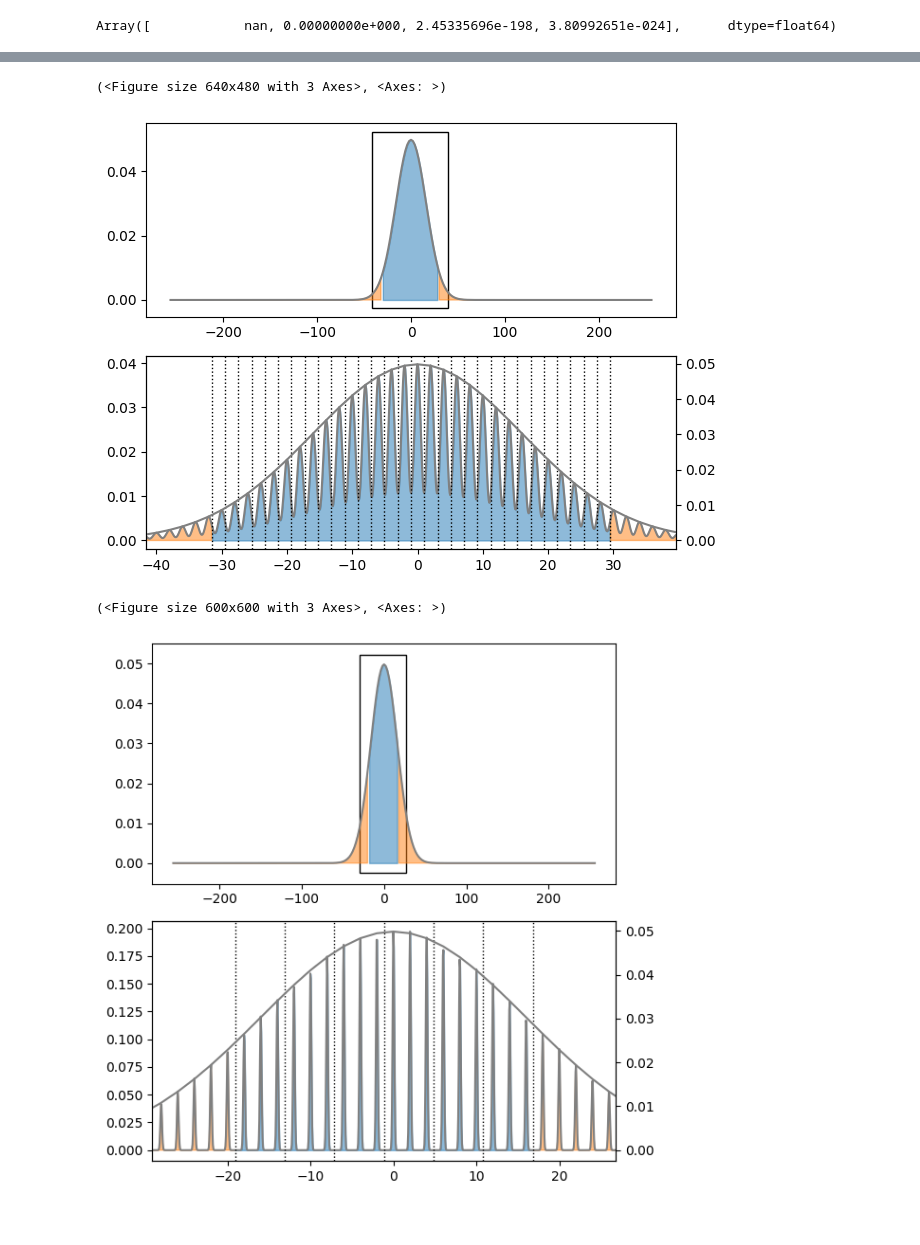
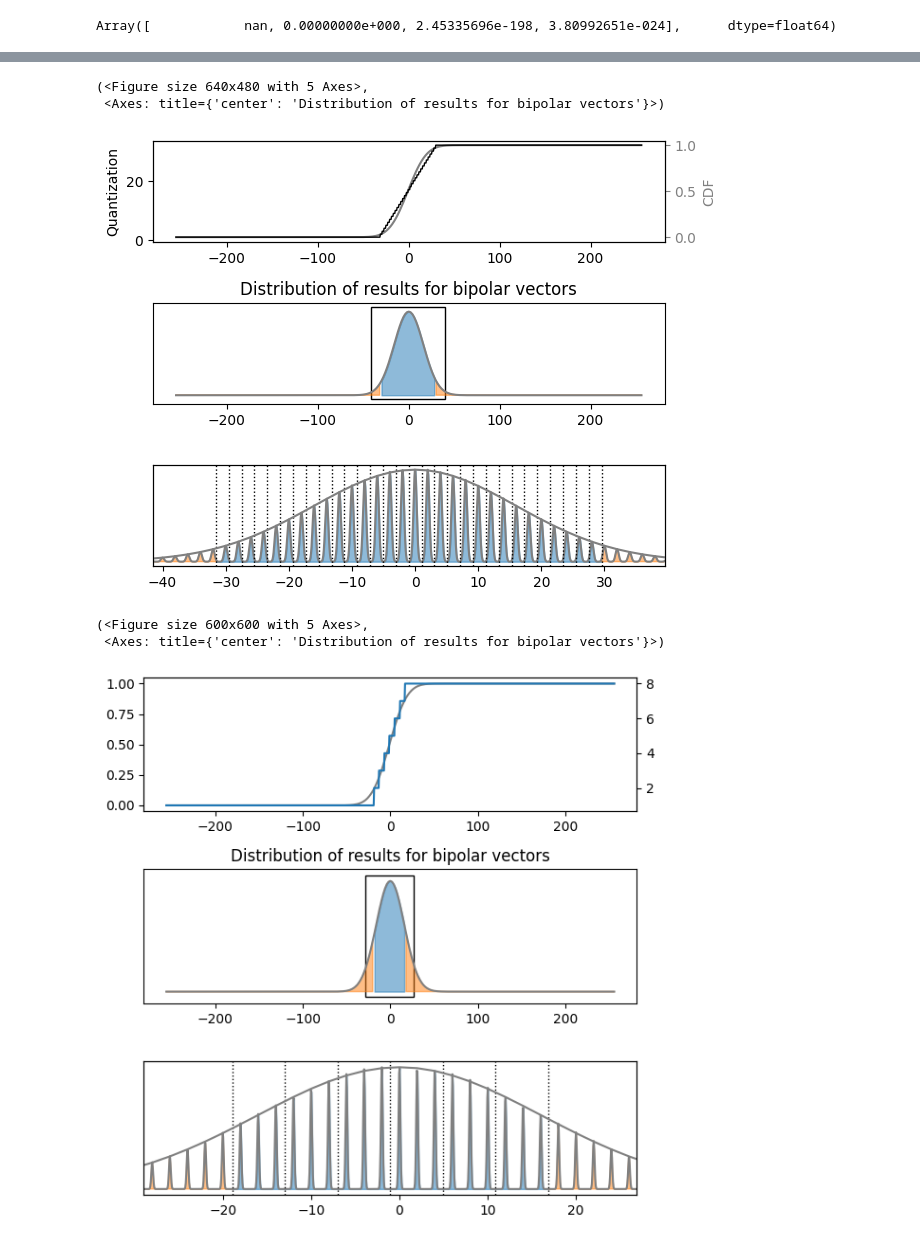
Before and after one commit to Integrated-Systems-Neuroengineering/optquant, a Jupyter notebook: experiments/derivation.ipynb, the cells around one changed output, grey strips where cells are left out. Cells and saved outputs as stored; diff of their text form; code cells hidden in the pictures.

Commit message:
updated plot

```diff
--- a/experiments/derivation.ipynb
+++ b/experiments/derivation.ipynb
@@ -490,10 +509,10 @@ def plot_thresholds(ax, thresholds, noise_std: float, fixed: int, distribution:
 
 def plot_panel(num_bits_idx, fixed_idx, noise_std_idx, ax=None, fig_kwargs=dict(figsize=(6,6)), threshold_kwargs=dict(linestyle=":", linewidth=1, color="black"), inside_color="C0", outside_color="C1"):
     if ax is None:
-        fig, (ax, ax_zoomed) = plt.subplots(2,1, **fig_kwargs)
+        fig, (ax_fun, ax_density, ax_zoomed) = plt.subplots(3,1, **fig_kwargs)
     else:
         fig = ax[0].get_figure()
-        ax, ax_zoomed = ax
+        ax_fun, ax_density, ax_zoomed = ax
 
     # extract the precise parameters to plot
     phase = float(max_phase[dict(num_bits=num_bits_idx, fixed=fixed_idx, noise_std=noise_std_idx)])
@@ -507,6 +526,7 @@ def plot_panel(num_bits_idx, fixed_idx, noise_std_idx, ax=None, fig_kwargs=dict(
     tmin, tmax = float(opt_thresholds[1]), float(opt_thresholds[-2])
     xmin, xmax = tmin-10, tmax+10
 
+
     # compute the "background" probability distribution
     nn = np.arange(vector_length+1)
     if distribution == "bipolar":
@@ -516,13 +536,29 @@ def plot_panel(num_bits_idx, fixed_idx, noise_std_idx, ax=None, fig_kwargs=dict(
 
     ymin, ymax = -p_n.max()*0.05, p_n.max()*1.05
 
-    # create the overview plot
-    ax.add_patch(Rectangle((xmin, ymin), xmax-xmin, ymax-ymin, edgecolor="black", facecolor="none"))
+    # create the function plot
+    xx = np.linspace(nn[0], nn[-1], 1001)
+    ax_fun.plot(nn, jnp.cumsum(p_n), color="gray")
+    ax_fun_twin = ax_fun.twinx()
+    ax_fun_twin.plot(xx, jnp.searchsorted(opt_thresholds, xx), color="black", linewidth=1)
+    ax_fun.yaxis.tick_right()
+    ax_fun_twin.yaxis.tick_left()
+    ax_fun.yaxis.label.set_color("gray")
+    ax_fun.tick_params(axis="y", colors="gray")
+    ax_fun_twin.yaxis.label.set_color("black")
+    ax_fun.yaxis.set_label_position("right")
+    ax_fun_twin.yaxis.set_label_position("left")
+    ax_fun.set_ylabel("CDF")
+    ax_fun_twin.set_ylabel("Quantization")
+
+
+    # create the density plot
+    ax_density.add_patch(Rectangle((xmin, ymin), xmax-xmin, ymax-ymin, edgecolor="black", facecolor="none"))
     # ax.fill_between(nn, ymax, p_n, where=(nn >= xmin) * (nn <= xmax), color=threshold_color)
-    ax.fill_between(nn, p_n, 0, where=(nn >= tmin) * (nn <= tmax), color=inside_color, alpha=0.5)
-    ax.fill_between(nn, p_n, 0, where=np.logical_not((nn >= tmin) * (nn <= tmax)), color=outside_color, alpha=0.5)
+    ax_density.fill_between(nn, p_n, 0, where=(nn >= tmin) * (nn <= tmax), color=inside_color, alpha=0.5)
+    ax_density.fill_between(nn, p_n, 0, where=np.logical_not((nn >= tmin) * (nn <= tmax)), color=outside_color, alpha=0.5)
     # ax.vlines([opt_thresholds[1],opt_thresholds[-2]], 0, ymax, color=threshold_color)
-    ax.plot(nn, p_n, color="gray")
+    ax_density.plot(nn, p_n, color="gray")
 
     # create the zoomed-in plot
     xx = np.linspace(xmin, xmax, 1001)
@@ -534,30 +570,38 @@ def plot_panel(num_bits_idx, fixed_idx, noise_std_idx, ax=None, fig_kwargs=dict(
     ax_zoomed.fill_between(xx, p_x, 0, where=idx_in, color=inside_color, alpha=0.5)
     ax_zoomed.fill_between(xx, p_x, 0, where=np.logical_not(idx_in), color=outside_color, alpha=0.5)
     ax_zoomed.plot(xx, p_x, color="gray")
-    ax_zoomed.twinx().plot(nn, p_n, "-", color="gray")
+    ax_zoomed_twin=ax_zoomed.twinx()
+    ax_zoomed_twin.plot(nn, p_n, "-", color="gray")
 
     ymin, ymax = -p_x.max()*0.05, p_x.max()*1.05
     ax_zoomed.set_ylim(ymin, ymax)
     ax_zoomed.set_xlim(xmin, xmax)
 
+    ax_density.set_yticks([])
+    ax_zoomed.set_yticks([])
+    ax_zoomed_twin.set_yticks([])
+
     ax_zoomed.vlines(opt_thresholds, ymin, ymax, **threshold_kwargs)
+    ax_density.set_title(f"Distribution of results for {distribution} vectors")
     fig.tight_layout()
-    return fig, ax
+    return fig, ax_density
 # %%
-fig,ax = plt.subplots(2, 1)
+fig,ax = plt.subplots(3, 1)
 
 num_bits_idx = 4
 fixed_idx = 0
 noise_std_idx = 1
 plot_panel(num_bits_idx, fixed_idx, noise_std_idx, ax=ax)
 # %% [output]
-(<Figure size 640x480 with 3 Axes>, <Axes: >)
+(<Figure size 640x480 with 5 Axes>,
+ <Axes: title={'center': 'Distribution of results for bipolar vectors'}>)
-[figure, old version]
+[figure, new version]
 # %%
 num_bits_idx = 2
 fixed_idx = 0
 noise_std_idx = 0
 plot_panel(num_bits_idx, fixed_idx, noise_std_idx)
 # %% [output]
-(<Figure size 600x600 with 3 Axes>, <Axes: >)
+(<Figure size 600x600 with 5 Axes>,
+ <Axes: title={'center': 'Distribution of results for bipolar vectors'}>)
-[figure, old version]
+[figure, new version]
```
Also changed, not shown: parts of 5 cells of this notebook.
